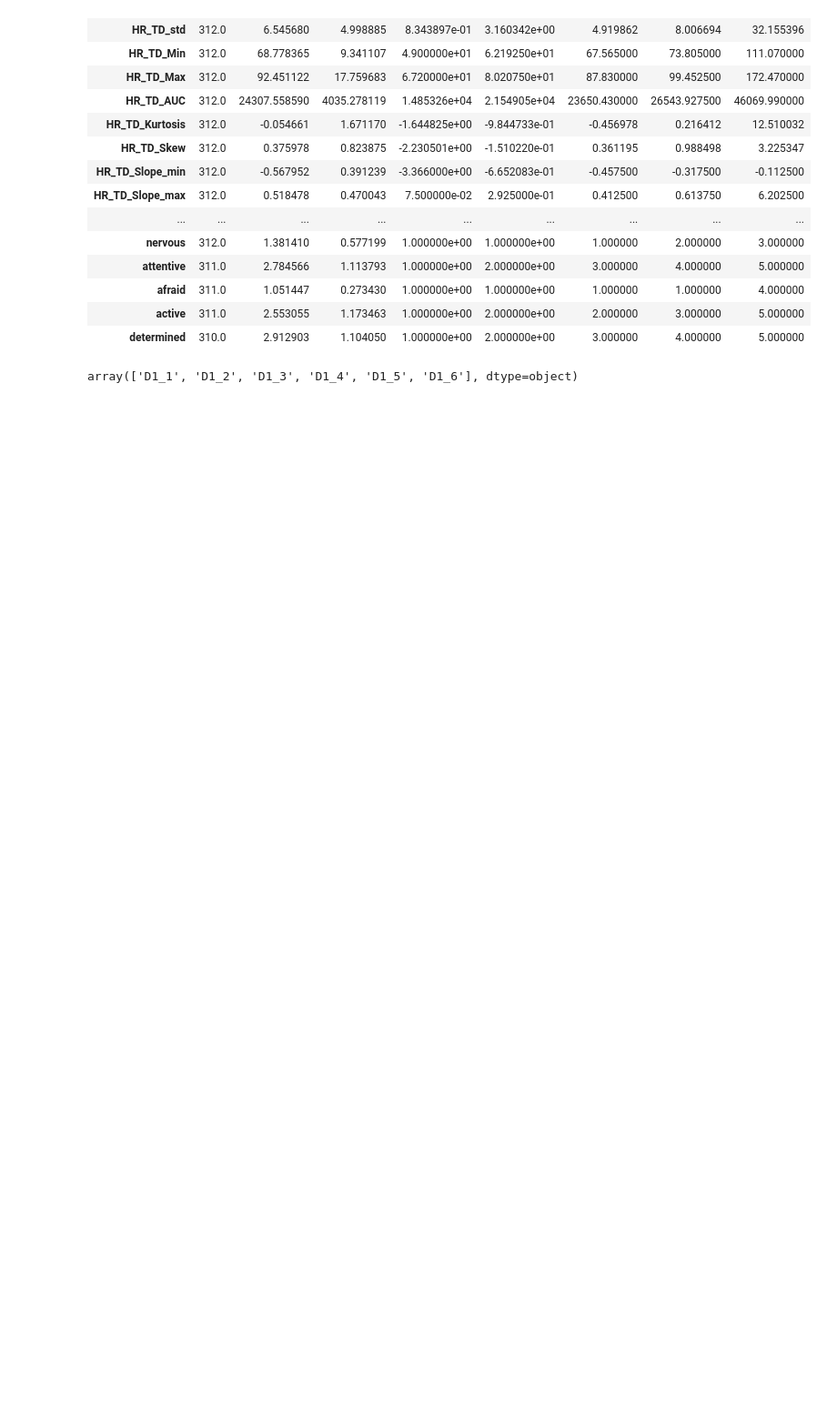
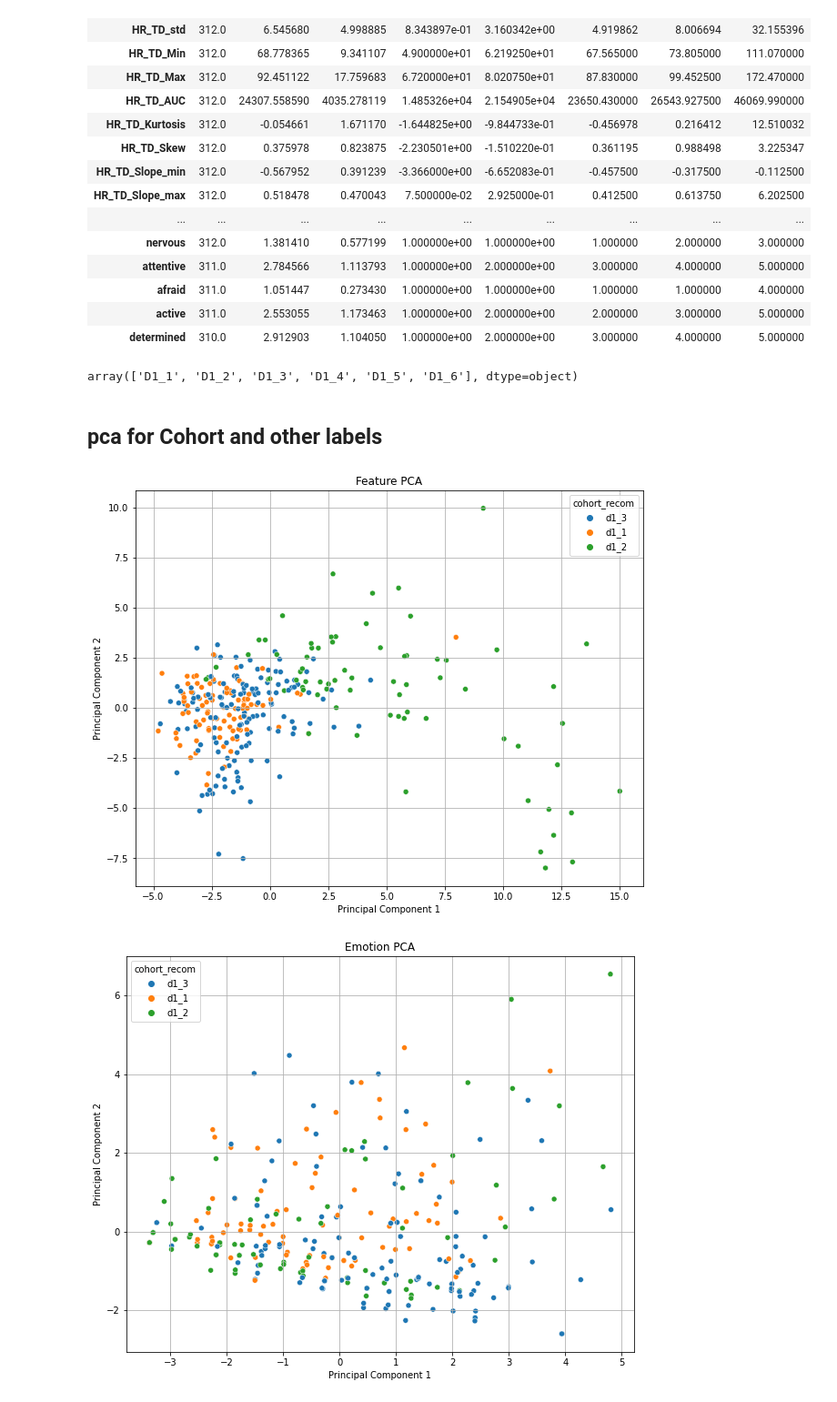
Before and after one commit to Zzanis/Case_1, a Jupyter notebook: case2_explore_Adomas.ipynb, the cells around one changed output. Shown at 91% size. Drawn from its saved outputs; the diff is of its cells as text; code cells hidden in the pictures; blank space fills up the shorter version.

Commit message:
starting cohort analysis

```diff
--- a/case2_explore_Adomas.ipynb
+++ b/case2_explore_Adomas.ipynb
@@ -66,3 +67,66 @@ fig.update_layout(
 fig.update_xaxes(showgrid=True, gridcolor='grey')
 fig.update_yaxes(showgrid=True, gridcolor='grey',minor=dict(tickcolor="white", showgrid=True))
 fig.show()
+# %% [markdown]
+## pca for Cohort and other labels
+# %%
+
+# Load the data
+from matplotlib import pyplot as plt
+from sklearn.decomposition import PCA
+from sklearn.discriminant_analysis import StandardScaler
+
+
+data = pd.read_csv('HR_data.csv').drop(columns=['Unnamed: 0'])
+data = data.dropna()
+
+# Columns to exclude from PCA
+cat_cols = [
+     'Round', 'Phase', 'Cohort', 'Puzzler', 'Individual'
+]
+# Columns that are emotional states
+emotion_cols = [
+    'Frustrated', 'upset', 'hostile', 'alert', 'ashamed',
+    'inspired', 'nervous', 'attentive', 'afraid', 'active', 'determined'
+]
+feature_cols = [col for col in data.columns if col not in cat_cols+emotion_cols]
+
+# prep the three datasets for PCA
+feature_df = data[feature_cols].copy()
+emo_df = data[emotion_cols].copy()
+combo_df = data[feature_cols+emotion_cols].copy()
+
+# Scaler Instance
+scaler = StandardScaler()
+#recombine cohort 3
+data['cohort_recom'] = data.Cohort.str.split('_', expand=True)[1]
+data['cohort_recom'] = data.cohort_recom.astype(int).apply(lambda x: 'd1_3' if x >= 3 else f'd1_{x}')
+
+# choose labeling target
+target = 'cohort_recom'
+
+
+for df, label in zip([feature_df, emo_df, combo_df],['Feature PCA','Emotion PCA', 'Full PCA']):
+    df_scaled = scaler.fit_transform(df)
+
+    # Apply PCA
+    pca = PCA(n_components=2)  # Adjust based on your analysis
+    principal_components = pca.fit_transform(df_scaled)
+
+
+
+    # Create a DataFrame for plotting
+    pca_df = pd.DataFrame(data=principal_components, columns=['PC1', 'PC2'])
+    pca_df[target] = data[target]#.apply(lambda x: 'yes' if x == 1 else 'no')
+    # Plotting PCA results color-coded by emotion
+    plt.figure(figsize=(10, 8))
+    scatter = sns.scatterplot(x=pca_df['PC1'], y=pca_df['PC2'], hue=pca_df[target])
+    plt.xlabel('Principal Component 1')
+    plt.ylabel('Principal Component 2')
+    plt.title(f'{label}')
+    #plt.colorbar(scatter)
+    plt.grid(True)
+    plt.show()
+# %% [output]
+[figure, added]
+[figure, added]
```
Also changed, not shown: parts of 3 cells of this notebook.
